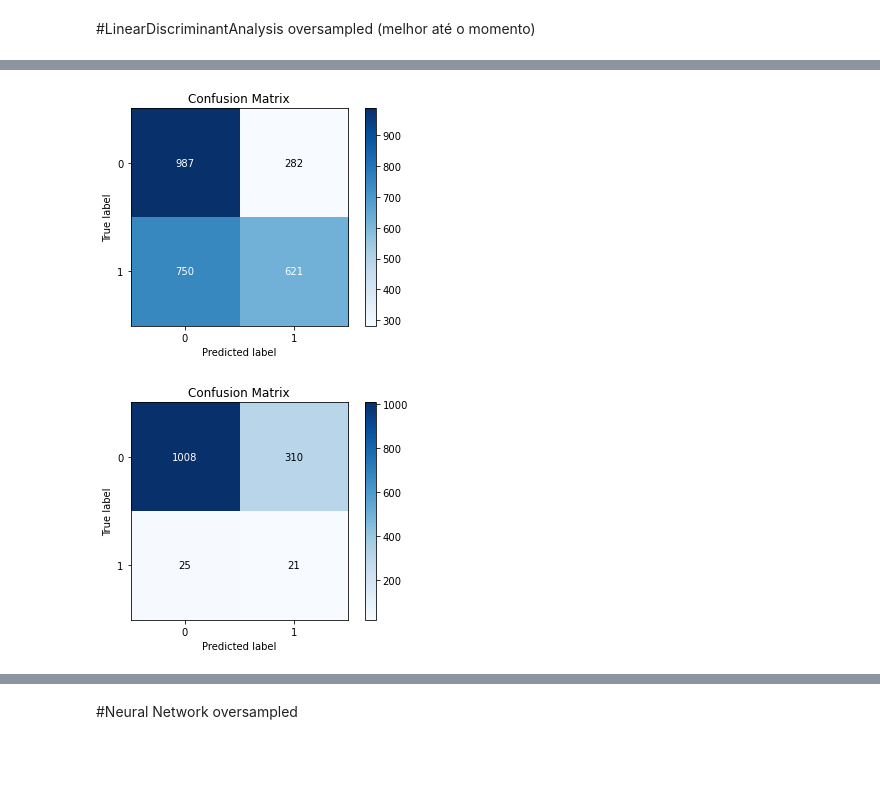
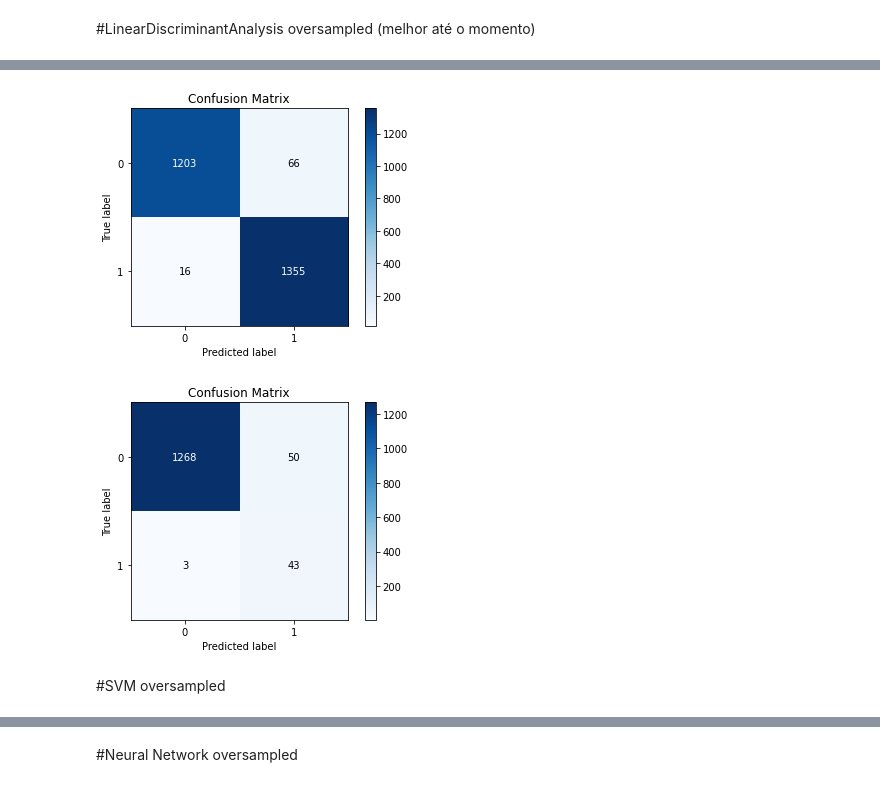
Before and after one commit to Gabriel-Lyra/bankruptcy_prediction, a Jupyter notebook: Projeto_aprendizagem_de_maquina.ipynb, the cells around one changed output, grey strips where cells are left out. Saved outputs shown, nothing was run; the diff lists cells and outputs as text; code cells hidden in the pictures; blank space fills up the shorter version.

Commit message:
added missing oversampled models

```diff
--- a/Projeto_aprendizagem_de_maquina.ipynb
+++ b/Projeto_aprendizagem_de_maquina.ipynb
@@ -534,12 +591,12 @@ plot = skplt.metrics.plot_confusion_matrix(y_test, ld_oversampled_pred_class_ori
 # %%
-lr_oversampled = LogisticRegression(random_state=0, max_iter = 100000)
+xgb_oversampled = XGBClassifier()
 
-lr_oversampled.fit(x_train_oversampled,y_train_oversampled)
-lr_oversampled_pred_class = lr_oversampled.predict(x_test_oversampled)
-lr_oversampled_pred_class_original = lr_oversampled.predict(x_test)
+xgb_oversampled.fit(x_train_oversampled,y_train_oversampled)
+xgb_oversampled_pred_class = xgb_oversampled.predict(x_test_oversampled)
+xgb_oversampled_pred_class_original = xgb_oversampled.predict(x_test)
 
-print(classification_report(y_test_oversampled, lr_oversampled_pred_class))
-print(classification_report(y_test, lr_oversampled_pred_class_original))
+print(classification_report(y_test_oversampled, xgb_oversampled_pred_class))
+print(classification_report(y_test, xgb_oversampled_pred_class_original))
 # %% [output]
               precision    recall  f1-score   support
 
@@ -587,6 +645,8 @@ Text(0, 0.5, 'True Positive Rate')
 # %%
-plot = skplt.metrics.plot_confusion_matrix(y_test_oversampled, lr_oversampled_pred_class)
-plot = skplt.metrics.plot_confusion_matrix(y_test, lr_oversampled_pred_class_original)
+plot = skplt.metrics.plot_confusion_matrix(y_test_oversampled, xgb_oversampled_pred_class)
+plot = skplt.metrics.plot_confusion_matrix(y_test, xgb_oversampled_pred_class_original)
 # %% [output]
-[figure, old version]
+[figure, new version]
-[figure, old version]
+[figure, new version]
+# %% [markdown]
+#SVM oversampled
```
Also changed, not shown: parts of 35 cells of this notebook.
